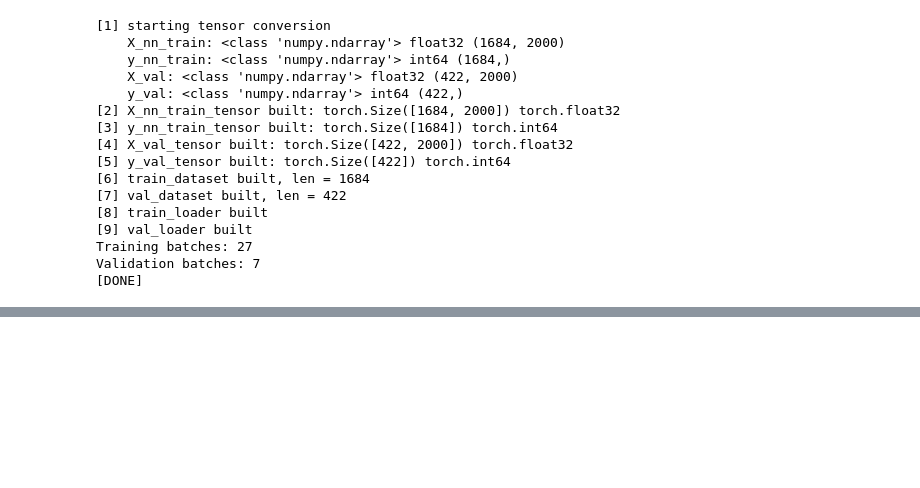
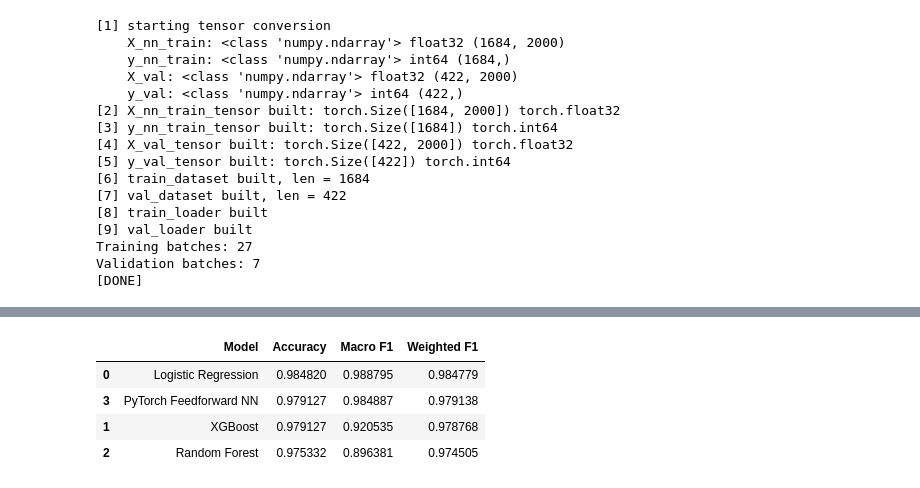
Before and after one commit to tshotts07/ImmunoType, a Jupyter notebook: notebooks/05_machine_learning.ipynb, the cells around one changed output, grey strips where cells are left out. Saved outputs shown, nothing was run; the diff lists cells and outputs as text; code cells hidden in the pictures; blank space fills up the shorter version.

```diff
--- a/notebooks/05_machine_learning.ipynb
+++ b/notebooks/05_machine_learning.ipynb
@@ -744,0 +1013,35 @@ Validation batches: 7
+# %%
+model_results = pd.DataFrame({
+    "Model": [
+        "Logistic Regression",
+        "XGBoost",
+        "Random Forest",
+        "PyTorch Feedforward NN"
+    ],
+    "Accuracy": [
+        accuracy_score(y_test, y_pred),
+        accuracy_score(y_test, xgb_pred),
+        accuracy_score(y_test, rf_pred),
+        accuracy_score(y_test, nn_pred)
+    ],
+    "Macro F1": [
+        f1_score(y_test, y_pred, average="macro"),
+        f1_score(y_test, xgb_pred, average="macro"),
+        f1_score(y_test, rf_pred, average="macro"),
+        f1_score(y_test, nn_pred, average="macro")
+    ],
+    "Weighted F1": [
+        f1_score(y_test, y_pred, average="weighted"),
+        f1_score(y_test, xgb_pred, average="weighted"),
+        f1_score(y_test, rf_pred, average="weighted"),
+        f1_score(y_test, nn_pred, average="weighted")
+    ]
+})
+
+model_results.sort_values("Macro F1", ascending=False)
+# %% [output]
+|  | Model | Accuracy | Macro F1 | Weighted F1 |
+| 0 | Logistic Regression | 0.984820 | 0.988795 | 0.984779 |
+| 3 | PyTorch Feedforward NN | 0.979127 | 0.984887 | 0.979138 |
+| 1 | XGBoost | 0.979127 | 0.920535 | 0.978768 |
+| 2 | Random Forest | 0.975332 | 0.896381 | 0.974505 |
```
Also changed, not shown: parts of 7 cells of this notebook, 2 other files.
